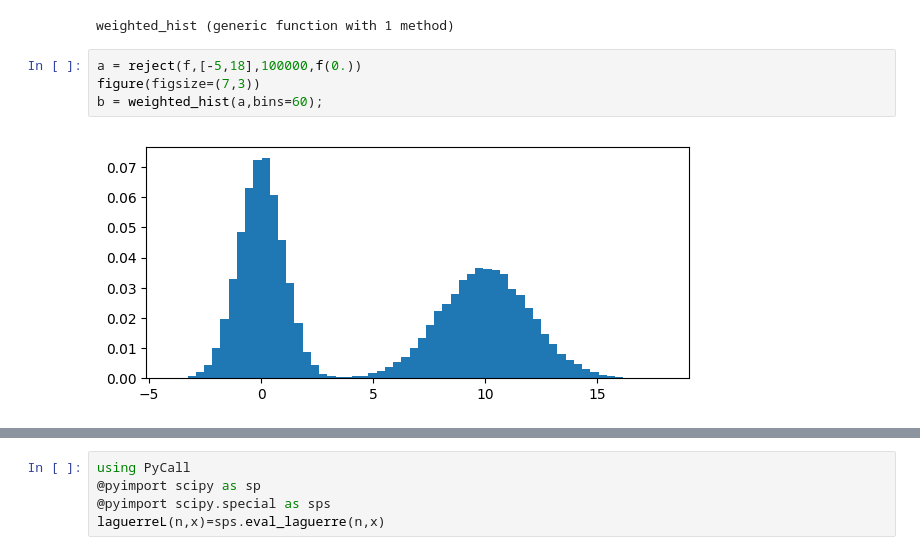
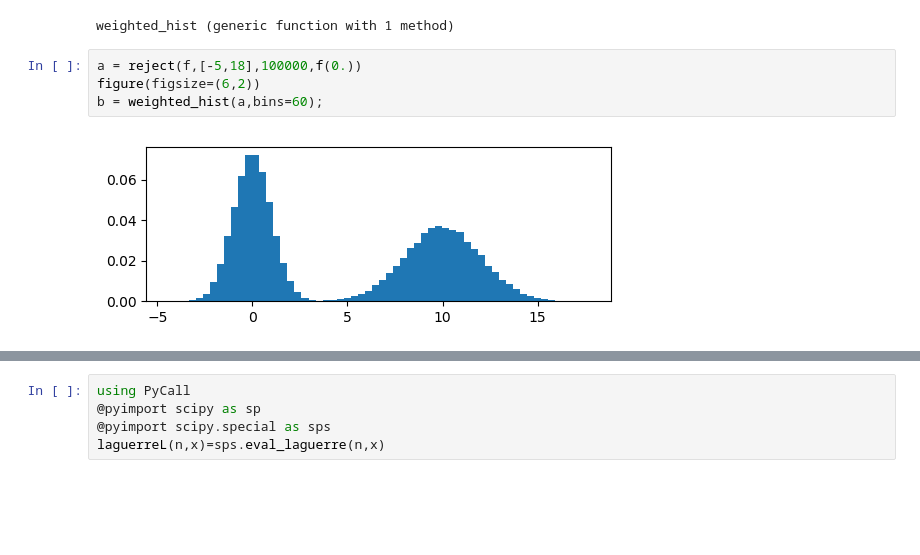
Before and after one commit to AshtonSBradley/PhaseSpaceTools.jl, a Jupyter notebook: examples/PhaseSpaceTools.ipynb, the cells around one changed output, grey strips where cells are left out. Cells and saved outputs as stored; diff of their text form; blank space fills up the shorter version.

```diff
--- a/examples/PhaseSpaceTools.ipynb
+++ b/examples/PhaseSpaceTools.ipynb
@@ -177,10 +177,10 @@ weighted_hist(x; kws...) = PyPlot.plt[:hist](x; weights=ones(length(x))/length(x
 weighted_hist (generic function with 1 method)
 # %%
 a = reject(f,[-5,18],100000,f(0.))
-figure(figsize=(7,3))
+figure(figsize=(6,2))
 b = weighted_hist(a,bins=60);
 # %% [output]
-[figure, old version]
+[figure, new version]
 # %%
 mean(a),sqrt(var(a))
 # %% [output]
```
Also changed, not shown: parts of 4 cells of this notebook.
